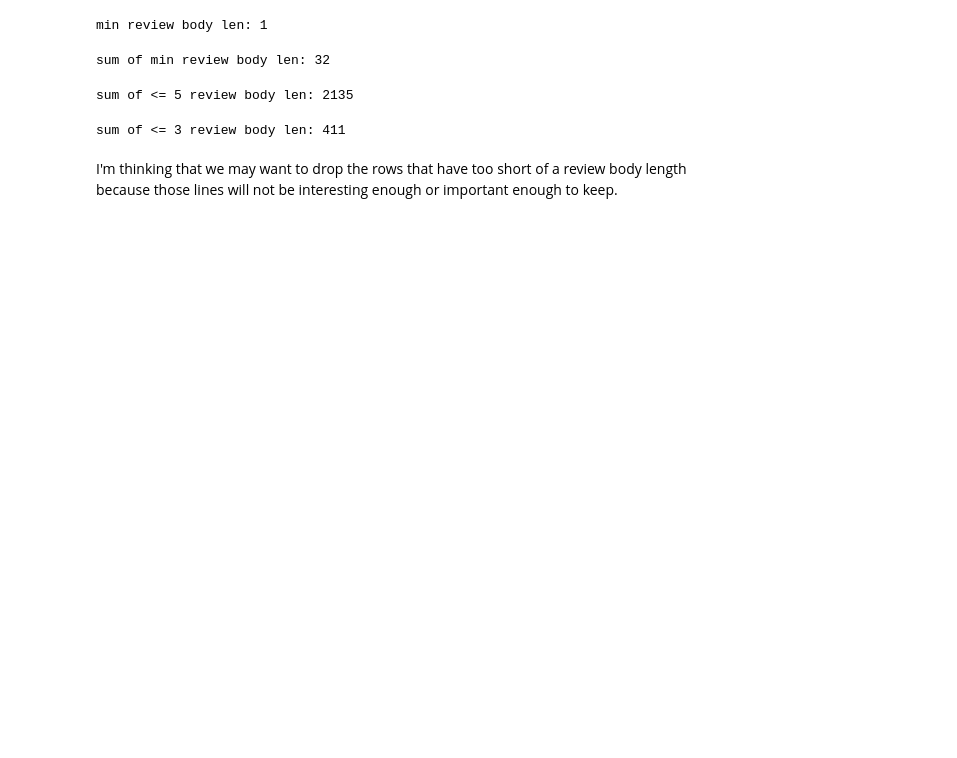
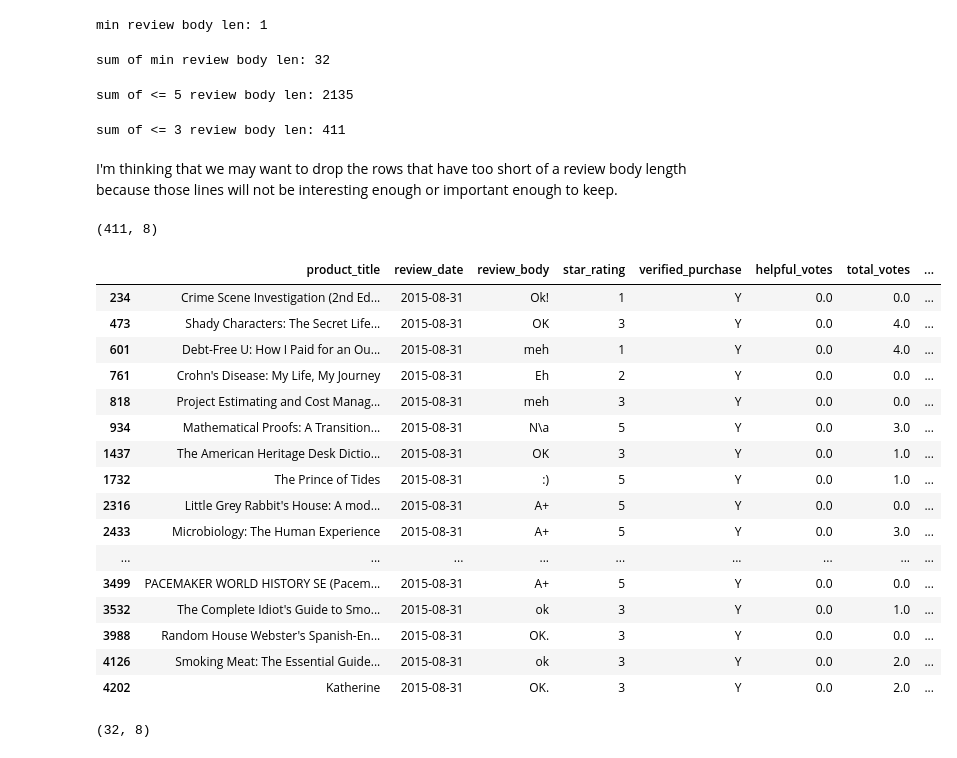
Before and after one commit to TKarlovitzDrexel/DSCI591_ACRSent, a Jupyter notebook: DSCI591_books_exploratory.ipynb, the cells around one changed output. Saved outputs shown, nothing was run; the diff lists cells and outputs as text; code cells hidden in the pictures; blank space fills up the shorter version.

```diff
--- a/DSCI591_books_exploratory.ipynb
+++ b/DSCI591_books_exploratory.ipynb
@@ -116,3 +123,33 @@ print('sum of <= 3 review body len:', sum(df['len_review_body'] <= 3))
 sum of <= 3 review body len: 411
 # %% [markdown]
 I'm thinking that we may want to drop the rows that have too short of a review body length because those lines will not be interesting enough or important enough to keep.
+# %%
+df_short3 = df[df['len_review_body'] <= 3]
+df_short3.shape
+# %% [output]
+(411, 8)
+# %%
+df_short3.head(20)
+# %% [output]
+|  | product_title | review_date | review_body | star_rating | verified_purchase | helpful_votes | total_votes | ... |
+| 234 | Crime Scene Investigation (2nd Ed... | 2015-08-31 | Ok! | 1 | Y | 0.0 | 0.0 | ... |
+| 473 | Shady Characters: The Secret Life... | 2015-08-31 | OK | 3 | Y | 0.0 | 4.0 | ... |
+| 601 | Debt-Free U: How I Paid for an Ou... | 2015-08-31 | meh | 1 | Y | 0.0 | 4.0 | ... |
+| 761 | Crohn's Disease: My Life, My Journey | 2015-08-31 | Eh | 2 | Y | 0.0 | 0.0 | ... |
+| 818 | Project Estimating and Cost Manag... | 2015-08-31 | meh | 3 | Y | 0.0 | 0.0 | ... |
+| 934 | Mathematical Proofs: A Transition... | 2015-08-31 | N\a | 5 | Y | 0.0 | 3.0 | ... |
+| 1437 | The American Heritage Desk Dictio... | 2015-08-31 | OK | 3 | Y | 0.0 | 1.0 | ... |
+| 1732 | The Prince of Tides | 2015-08-31 | :) | 5 | Y | 0.0 | 1.0 | ... |
+| 2316 | Little Grey Rabbit's House: A mod... | 2015-08-31 | A+ | 5 | Y | 0.0 | 0.0 | ... |
+| 2433 | Microbiology: The Human Experience | 2015-08-31 | A+ | 5 | Y | 0.0 | 3.0 | ... |
+| ... | ... | ... | ... | ... | ... | ... | ... | ... |
+| 3499 | PACEMAKER WORLD HISTORY SE (Pacem... | 2015-08-31 | A+ | 5 | Y | 0.0 | 0.0 | ... |
+| 3532 | The Complete Idiot's Guide to Smo... | 2015-08-31 | ok | 3 | Y | 0.0 | 1.0 | ... |
+| 3988 | Random House Webster's Spanish-En... | 2015-08-31 | OK. | 3 | Y | 0.0 | 0.0 | ... |
+| 4126 | Smoking Meat: The Essential Guide... | 2015-08-31 | ok | 3 | Y | 0.0 | 2.0 | ... |
+| 4202 | Katherine | 2015-08-31 | OK. | 3 | Y | 0.0 | 2.0 | ... |
+# %%
+df_short1 = df[df['len_review_body'] <= 1]
+df_short1.shape
+# %% [output]
+(32, 8)
```
Also changed, not shown: parts of 9 cells of this notebook.
